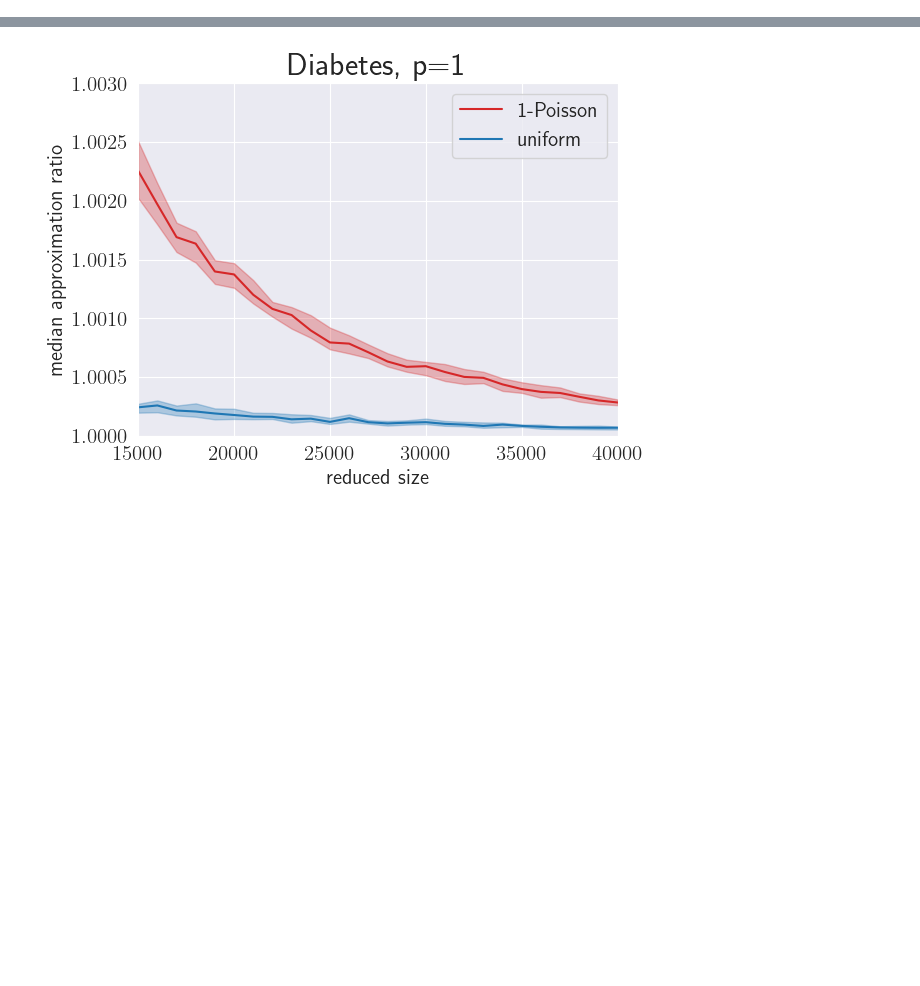
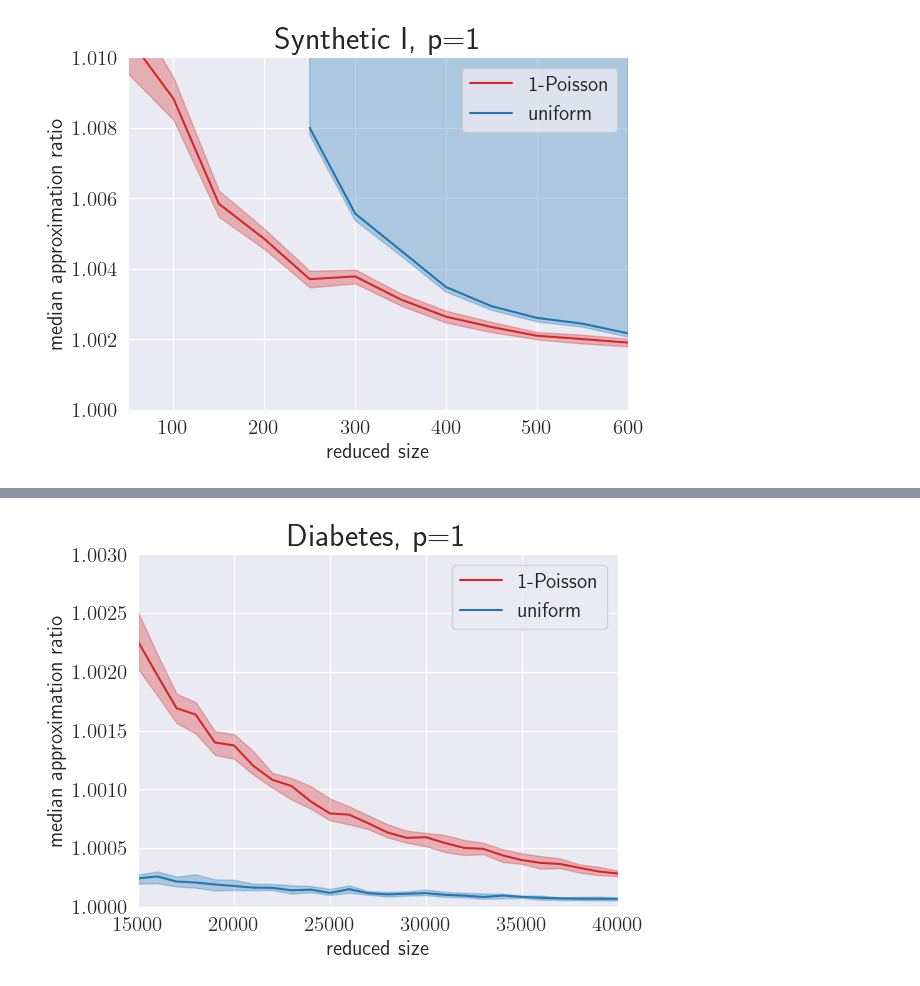
Before and after one commit to Tim907/poisson-regression, a Jupyter notebook: notebooks/plots.ipynb, the cells around one changed output, grey strips where cells are left out. Drawn from its saved outputs; the diff is of its cells as text; code cells hidden in the pictures; blank space fills up the shorter version.

```diff
--- a/notebooks/plots.ipynb
+++ b/notebooks/plots.ipynb
@@ -26,9 +26,11 @@ def get_results_df(dataset: BaseDataset, p, methods):
             .agg(
                 median_ratio = pd.NamedAgg(column="ratio", aggfunc="median"),
                 std  = pd.NamedAgg(column="ratio", aggfunc="std"),
+                stdFinite  = pd.NamedAgg(column="ratio", aggfunc=lambda x: x[np.isfinite(x)].std()),
                 mad  = pd.NamedAgg(column="ratio", aggfunc=median_abs_deviation),
                 q75  = pd.NamedAgg(column="ratio", aggfunc=lambda x: np.quantile(x, q=0.75)),
                 q25  = pd.NamedAgg(column="ratio", aggfunc=lambda x: np.quantile(x, q=0.25)),
+                count = pd.NamedAgg(column="ratio", aggfunc="size"),
                 median_total_time_s = pd.NamedAgg(column="total_time_s", aggfunc="median"),
             )
             .assign(method=method)
@@ -70,8 +72,11 @@ def make_ratio_plot(dataset, p, methods, x_min, x_max, y_min, y_max, plot_bands=
         "kddcup": f"Kddcup, p={p}",
         "webspam": f"Webspam, p={p}",
         f"synthetic_n100000_d6_p{p}_variant1_seed2": f"Synthetic I, p={p}",
-        f"synthetic_n100000_d6_p{p}_variant1_seed3": f"Synthetic I, p={p}",
         f"synthetic_n100000_d6_p{p}_variant2_seed2": f"Synthetic II, p={p}",
+        f"syntheticSimplexGaussian_n10000_d6_p{p}_variant1_seed3": f"Synthetic I, p={p}",
+        f"syntheticSimplexGaussian_n10000_d6_p{p}_variant2_seed3": f"Synthetic II, p={p}",
+        f"syntheticSimplexGaussian_n100000_d6_p{p}_variant1_seed3": f"Synthetic I, p={p}",
+        f"syntheticSimplexGaussian_n100000_d6_p{p}_variant2_seed3": f"Synthetic II, p={p}",
         f"diabetes": f"Diabetes, p={p}",
     }
 
@@ -84,14 +89,19 @@ def make_ratio_plot(dataset, p, methods, x_min, x_max, y_min, y_max, plot_bands=
             label=labels[cur_method],
         )
         if plot_bands:
+            lower = cur_results["median_ratio"] - 1.253 * cur_results["stdFinite"] / np.sqrt(cur_results["count"])
+            upper = cur_results["median_ratio"] + 1.253 * cur_results["std"] / np.sqrt(cur_results["count"])
+            upper = pd.Series(upper).fillna(1e10)
             ax.fill_between(
                 cur_results["size"],
-                (cur_results["q25"] - cur_results["median_ratio"]) * 0.7413 + cur_results["median_ratio"],
-                (cur_results["q75"] - cur_results["median_ratio"]) * 0.7413 + cur_results["median_ratio"],
+                #(cur_results["q25"] - cur_results["median_ratio"]) * 0.7413 + cur_results["median_ratio"],
+                #(cur_results["q75"] - cur_results["median_ratio"]) * 0.7413 + cur_results["median_ratio"],
                 # cur_results["q25"],
                 # cur_results["q75"],
+                lower,
+                upper,
                 color=colors[cur_method],
-                alpha=0.3
+                alpha=0.3, interpolate=True
             )
 
     ax.set_xlim(left=x_min, right=x_max)
@@ -106,9 +116,9 @@ def make_ratio_plot(dataset, p, methods, x_min, x_max, y_min, y_max, plot_bands=
 
     fig.tight_layout()
 
-    plt.savefig(settings.PLOTS_DIR / f"{dataset.get_name()}_ratio_plot_p_{p}.pdf")
-
+    plt.savefig(settings.PLOTS_DIR / f"{dataset.get_name()}_ratio_plot_p_{p}.pdf", dpi=fig.dpi)
     plt.show()
+    plt.close(fig)
 # %%
 def make_runtime_plot(dataset, p, methods, x_min, x_max, y_min, y_max, draw_line=False, font_size=15, font_size_title=23):
     results_df = get_results_df(dataset, p, methods)
@@ -184,6 +194,11 @@ def make_runtime_plot(dataset, p, methods, x_min, x_max, y_min, y_max, draw_line
     plt.show()
 
 # make_runtime_plot(Covertype(), p=1, methods=["uniform", "logit", "lewis", "leverage"], x_min=0, x_max=None, y_min=1, y_max=1.04, draw_line=True)
+# %%
+make_ratio_plot(SyntheticSimplexGaussian(n=100000, d=6, p=1, variant=1, seed=3), p=1, methods=["leverage", "uniform"], x_min=50, x_max=600, y_min=1, y_max=1.01)
+make_ratio_plot(SyntheticSimplexGaussian(n=100000, d=6, p=2, variant=1, seed=3), p=2, methods=["leverage", "uniform"], x_min=50, x_max=600, y_min=1, y_max=1.02)
+# %% [output]
+[figure, added]
 # %%
 make_runtime_plot(Covertype(), p=1, methods=["uniform", "logit", "lewis-fast", "leverage"], x_min=0, x_max=None, y_min=1, y_max=1.04, draw_line=False)
 make_runtime_plot(KDDCup(), p=1, methods=["uniform", "logit", "lewis-fast", "leverage"], x_min=0, x_max=None, y_min=1, y_max=1.3, draw_line=False)
```
Also changed, not shown: parts of 2 cells of this notebook, 24 other files.
